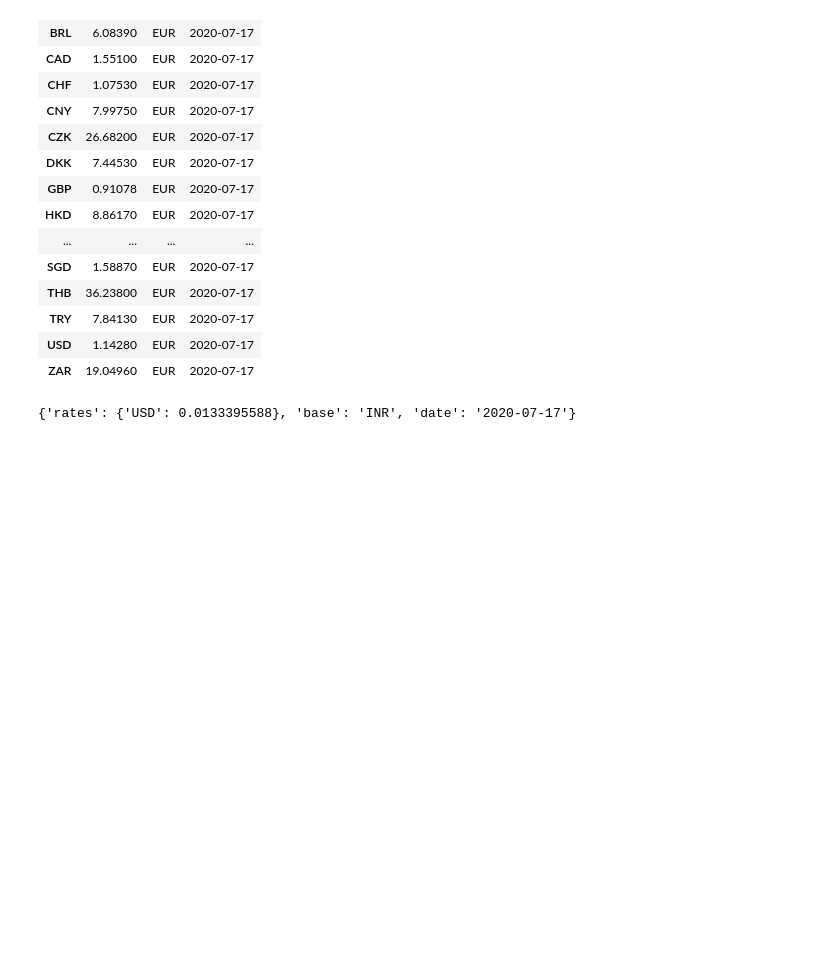
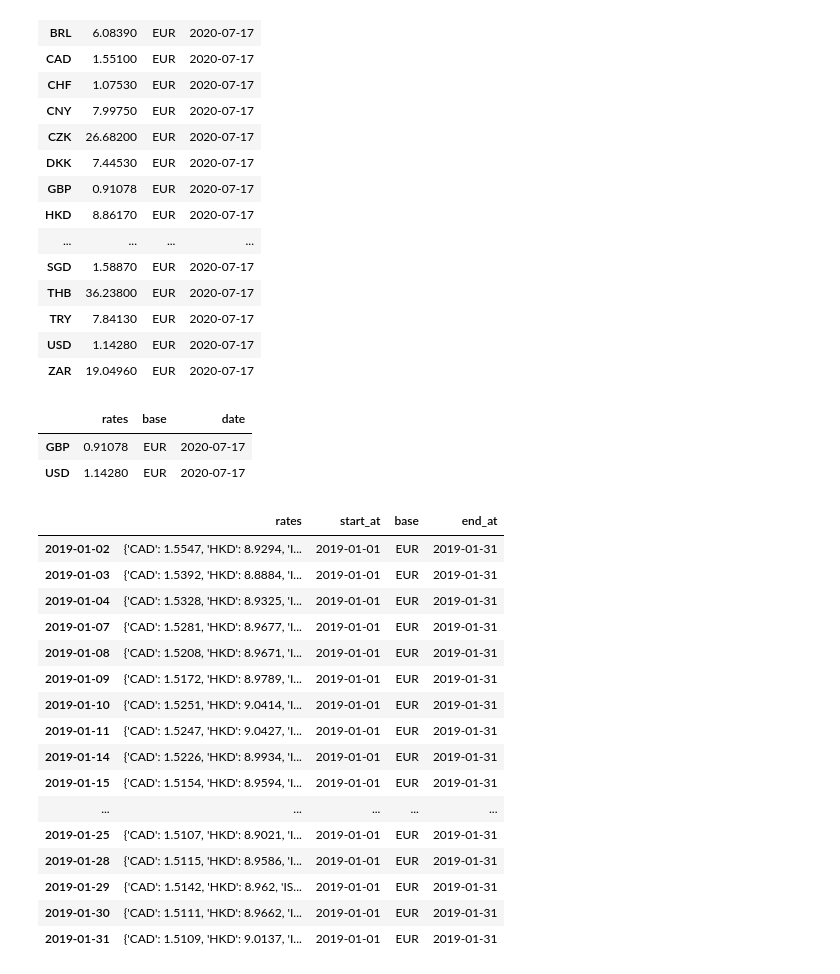
Before and after one commit to alvynabranches/winsoft_internship, a Jupyter notebook: notebooks/T4.ipynb, the cells around one changed output. Drawn from its saved outputs; the diff is of its cells as text; code cells hidden in the pictures; blank space fills up the shorter version.

```diff
--- a/notebooks/T4.ipynb
+++ b/notebooks/T4.ipynb
@@ -73,33 +73,74 @@ pd.DataFrame(data={k: output[k] for k in output})
 # %%
 def latest(base=None, symbols=None):
     if base == None and symbols == None:
-        return requests.get('https://api.exchangeratesapi.io/latest').json()
+        return pd.DataFrame(data=requests.get('https://api.exchangeratesapi.io/latest').json())
     elif base != None and symbols == None:
-        return requests.get(f'https://api.exchangeratesapi.io/latest?base={base}').json()
+        return pd.DataFrame(data=requests.get(f'https://api.exchangeratesapi.io/latest?base={base}').json())
     elif base == None and symbols != None:
         if type(symbols) == type(str()):
-            return requests.get(f'https://api.exchangeratesapi.io/latest?symbols={symbols}').json()
+            return pd.DataFrame(data=requests.get(f'https://api.exchangeratesapi.io/latest?symbols={symbols}').json())
         else:
-            pass
+            return pd.DataFrame(data=requests.get(f'https://api.exchangeratesapi.io/latest?symbols={",".join(symbols)}').json())
     else:
         if type(symbols) == type(str()):
-            return requests.get(f'https://api.exchangeratesapi.io/latest?base={base}&symbols={symbols}').json()
+            return pd.DataFrame(data=requests.get(f'https://api.exchangeratesapi.io/latest?base={base}&symbols={symbols}').json())
         else:
-            pass
+            return pd.DataFrame(data=requests.get(f'https://api.exchangeratesapi.io/latest?base={base}&symbols={",".join(symbols)}').json())
 
-def history_date(date):
-    return requests.get(f'https://api.exchangeratesapi.io/{date}').json()
+def history_date(date, base=None, symbols=None):
+    if base == None and symbols != None:
+        if type(symbols) == type(str()):
+            return pd.DataFrame(data=requests.get(f'https://api.exchangeratesapi.io/{date}?symbols={symbols}').json())
+        else:
+            return pd.DataFrame(data=requests.get(f'https://api.exchangeratesapi.io/{date}?symbols={",".join(symbols)}').json())
+    elif base != None and symbols != None:
+        if type(symbols) == type(str()):
+            return pd.DataFrame(data=requests.get(f'https://api.exchangeratesapi.io/{date}?base={base}&symbols={symbols}').json())
+        else:
+            return pd.DataFrame(data=requests.get(f'https://api.exchangeratesapi.io/{date}?base={base}&symbols={",".join(symbols)}').json())
+    elif base != None and symbols == None:
+        return pd.DataFrame(data=requests.get(f'https://api.exchangeratesapi.io/{date}?base={base}').json())
+    else:
+        return pd.DataFrame(data=requests.get(f'https://api.exchangeratesapi.io/{date}').json())
 
 def history_term(start_date, end_date, base=None, symbols=None):
     if base == None and symbols == None:
-        return requests.get(f'https://api.exchangeratesapi.io/history?start_at={start_date}&end_at{end_date}').json()
+        return pd.DataFrame(data=requests.get(f'https://api.exchangeratesapi.io/history?start_at={start_date}&end_at={end_date}').json())
     elif base != None and symbols == None:
-        return requests.get(f'https://api.exchangeratesapi.io/history?start_at={start_date}&end_at{end_date}&base={base}').json()
+        return pd.DataFrame(data=requests.get(f'https://api.exchangeratesapi.io/history?start_at={start_date}&end_at={end_date}&base={base}').json())
     elif base == None and symbols != None:
-        return requests.get(f'https://api.exchangeratesapi.io/history?start_at={start_date}&end_at{end_date}&symbols={symbols}').json()
+        if type(symbols) == type(str()):
+            return pd.DataFrame(data=requests.get(f'https://api.exchangeratesapi.io/history?start_at={start_date}&end_at={end_date}&symbols={symbols}').json())
+        else:
+            return pd.DataFrame(data=requests.get(f'https://api.exchangeratesapi.io/history?start_at={start_date}&end_at={end_date}&symbols={",".join(symbols)}').json())
     else:
-        return requests.get(f'https://api.exchangeratesapi.io/history?start_at={start_date}&end_at{end_date}&base={base}&symbols={symbols}').json()
+        if type(symbols) == type(str()):
+            return pd.DataFrame(data=requests.get(f'https://api.exchangeratesapi.io/history?start_at={start_date}&end_at={end_date}&base={base}&symbols={symbols}').json())
+        else:
+            return pd.DataFrame(data=requests.get(f'https://api.exchangeratesapi.io/history?start_at={start_date}&end_at={end_date}&base={base}&symbols={",".join(symbols)}').json())
 # %%
-latest(base='INR', symbols='USD')
+latest(base='EUR', symbols=['USD','GBP'])
 # %% [output]
-{'rates': {'USD': 0.0133395588}, 'base': 'INR', 'date': '2020-07-17'}
+|  | rates | base | date |
+| GBP | 0.91078 | EUR | 2020-07-17 |
+| USD | 1.14280 | EUR | 2020-07-17 |
+# %%
+history_term('2019-01-01', '2019-01-31')
+# %% [output]
+|  | rates | start_at | base | end_at |
+| 2019-01-02 | {'CAD': 1.5547, 'HKD': 8.9294, 'I... | 2019-01-01 | EUR | 2019-01-31 |
+| 2019-01-03 | {'CAD': 1.5392, 'HKD': 8.8884, 'I... | 2019-01-01 | EUR | 2019-01-31 |
+| 2019-01-04 | {'CAD': 1.5328, 'HKD': 8.9325, 'I... | 2019-01-01 | EUR | 2019-01-31 |
+| 2019-01-07 | {'CAD': 1.5281, 'HKD': 8.9677, 'I... | 2019-01-01 | EUR | 2019-01-31 |
+| 2019-01-08 | {'CAD': 1.5208, 'HKD': 8.9671, 'I... | 2019-01-01 | EUR | 2019-01-31 |
+| 2019-01-09 | {'CAD': 1.5172, 'HKD': 8.9789, 'I... | 2019-01-01 | EUR | 2019-01-31 |
+| 2019-01-10 | {'CAD': 1.5251, 'HKD': 9.0414, 'I... | 2019-01-01 | EUR | 2019-01-31 |
+| 2019-01-11 | {'CAD': 1.5247, 'HKD': 9.0427, 'I... | 2019-01-01 | EUR | 2019-01-31 |
+| 2019-01-14 | {'CAD': 1.5226, 'HKD': 8.9934, 'I... | 2019-01-01 | EUR | 2019-01-31 |
+| 2019-01-15 | {'CAD': 1.5154, 'HKD': 8.9594, 'I... | 2019-01-01 | EUR | 2019-01-31 |
+| ... | ... | ... | ... | ... |
+| 2019-01-25 | {'CAD': 1.5107, 'HKD': 8.9021, 'I... | 2019-01-01 | EUR | 2019-01-31 |
+| 2019-01-28 | {'CAD': 1.5115, 'HKD': 8.9586, 'I... | 2019-01-01 | EUR | 2019-01-31 |
+| 2019-01-29 | {'CAD': 1.5142, 'HKD': 8.962, 'IS... | 2019-01-01 | EUR | 2019-01-31 |
+| 2019-01-30 | {'CAD': 1.5111, 'HKD': 8.9662, 'I... | 2019-01-01 | EUR | 2019-01-31 |
+| 2019-01-31 | {'CAD': 1.5109, 'HKD': 9.0137, 'I... | 2019-01-01 | EUR | 2019-01-31 |
```
Also changed, not shown: parts of 2 cells of this notebook, 1 other file.
